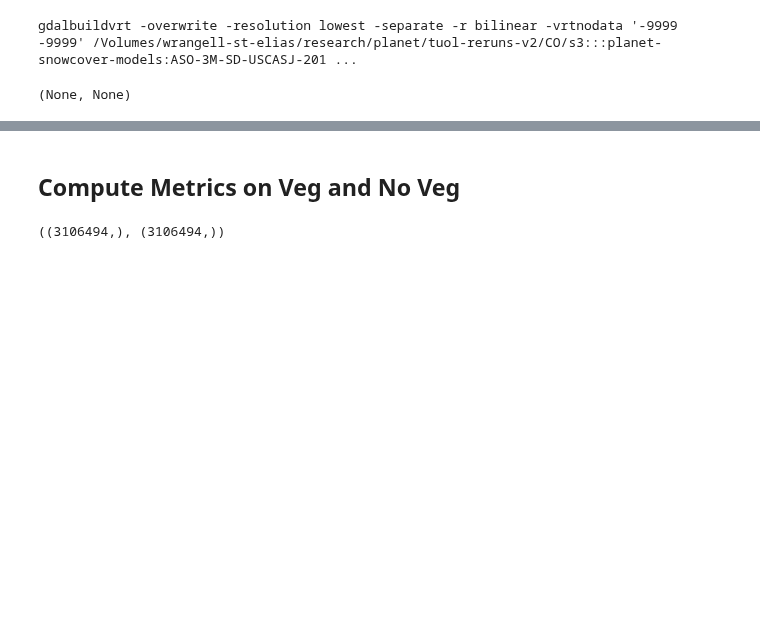
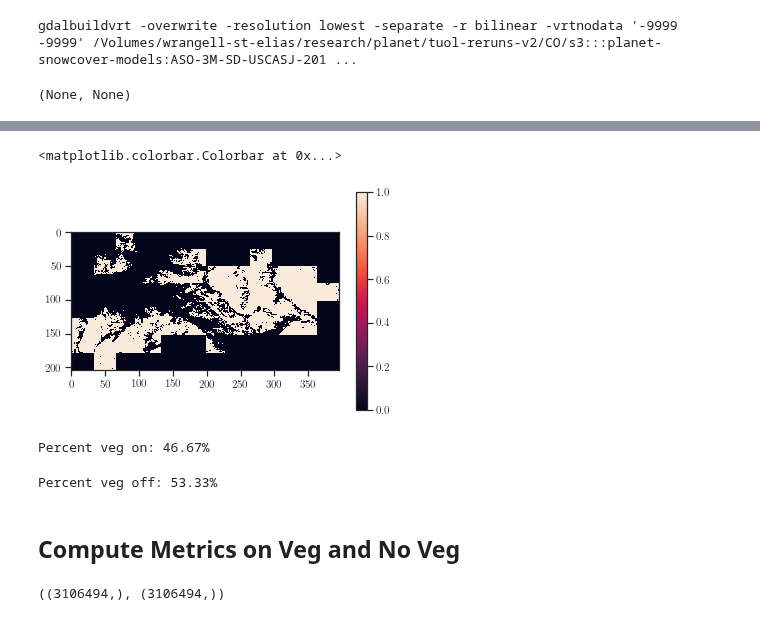
Before and after one commit to acannistra/planet-snowcover, a Jupyter notebook: experiments/ASO_Tuolumne/figures/colorado/vegetation.ipynb, the cells around one changed output, grey strips where cells are left out. Saved outputs shown, nothing was run; the diff lists cells and outputs as text; code cells hidden in the pictures; blank space fills up the shorter version.

```diff
--- a/experiments/ASO_Tuolumne/figures/colorado/vegetation.ipynb
+++ b/experiments/ASO_Tuolumne/figures/colorado/vegetation.ipynb
@@ -106,0 +122,6 @@ plt.imshow(pred_noveg)
+# %%
+plt.imshow((~pred_veg_on_nodata_mask).astype('int') )
+plt.colorbar()
+# %% [output]
+<matplotlib.colorbar.Colorbar at 0x...>
+[figure, added]
@@ -107,3 +130,13 @@ plt.imshow(pred_noveg)
+# %%
+percent_veg_on = veg_on_pixel_count / data_pixels_count * 100
+print(f"Percent veg on: {percent_veg_on:.2f}%")
+# %% [output]
+Percent veg on: 46.67%
+# %%
+percent_veg_off = veg_off_pixel_count / data_pixels_count * 100
+print(f"Percent veg off: {percent_veg_off:.2f}%")
+# %% [output]
+Percent veg off: 53.33%
 # %% [markdown]
 ## Compute Metrics on Veg and No Veg
 # %%
```
Also changed, not shown: parts of 20 cells of this notebook, 3 other files.
